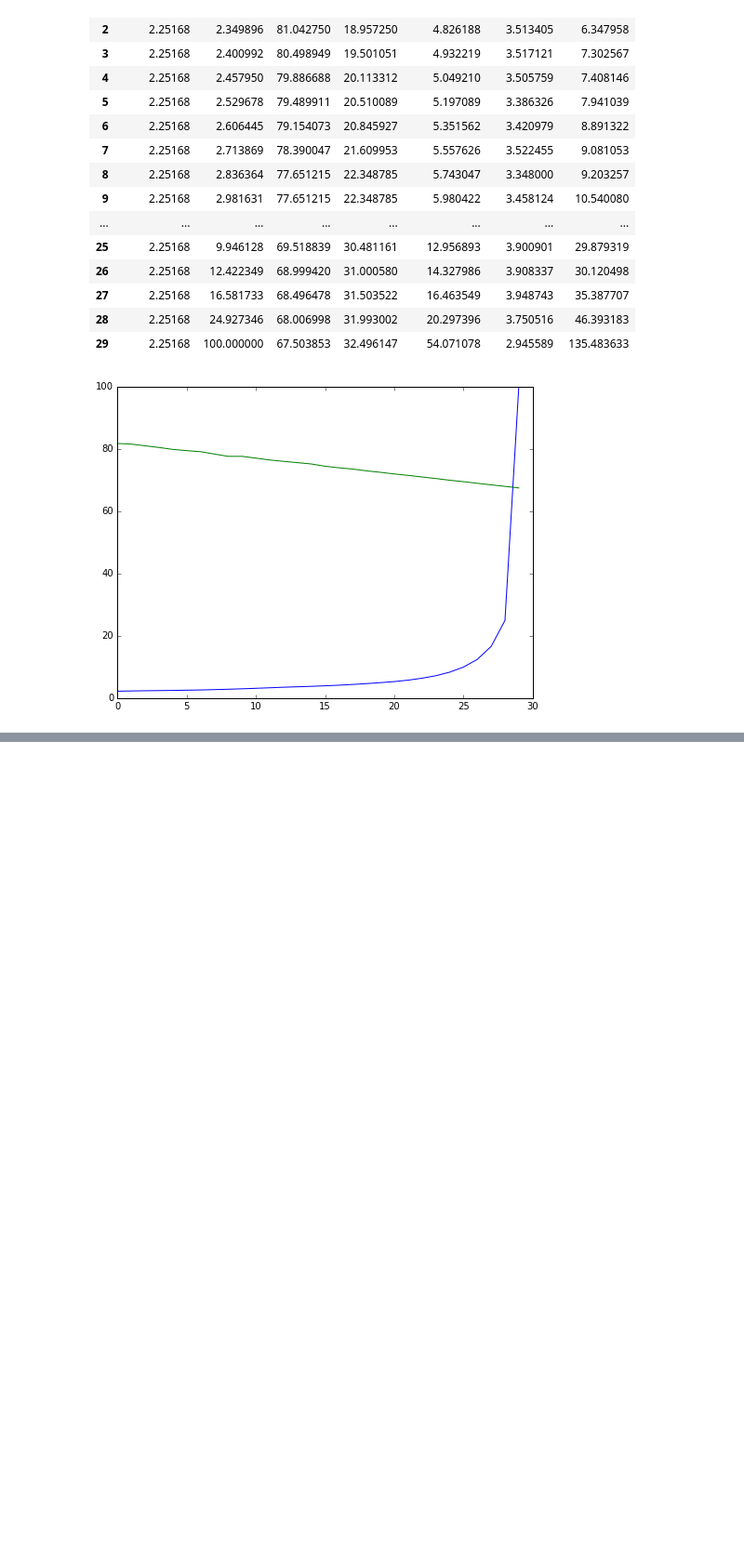
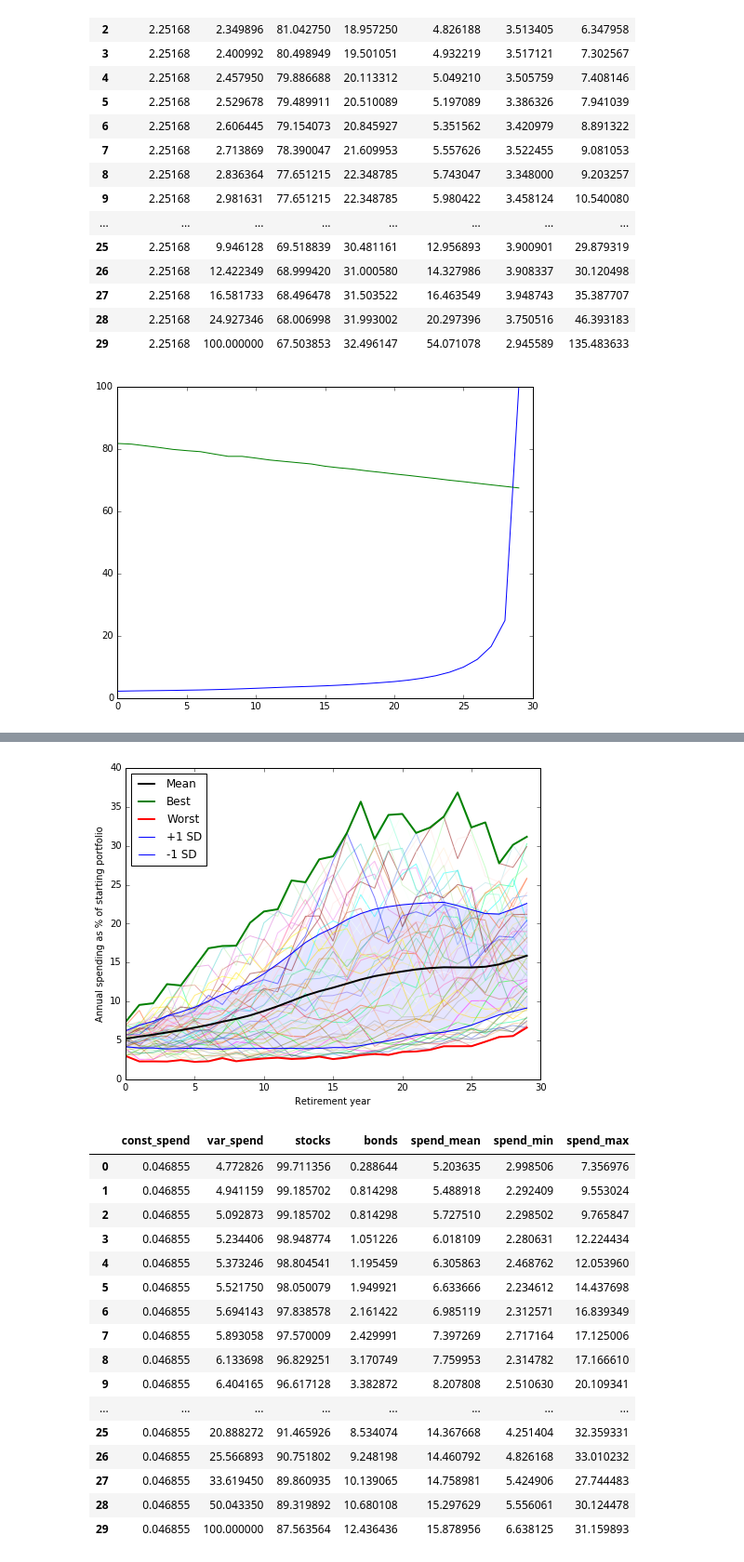
Before and after one commit to druce/safewithdrawal_tensorflow, a Jupyter notebook: Safe Retirement Spending Using Certainty Equivalent Cash Flow and TensorFlow.ipynb, the cells around one changed output, grey strips where cells are left out. Shown at 93% size. Drawn from its saved outputs; the diff is of its cells as text; code cells hidden in the pictures; blank space fills up the shorter version.

```diff
--- a/Safe Retirement Spending Using Certainty Equivalent Cash Flow and TensorFlow.ipynb
+++ b/Safe Retirement Spending Using Certainty Equivalent Cash Flow and TensorFlow.ipynb
@@ -1009,0 +1240,55 @@ plt.show()
+# %%
+# gamma = 2
+const_spend = 0.046854624598
+var_spend_pcts = pd.Series([0.047728264432767613, 0.049411586294458174, 0.050928730122509078, 0.052344059676851309, 0.053732462146116412, 0.055217497823138666, 0.056941428407520825, 0.058930575848900338, 0.061336975451643787, 0.064041651590614299, 0.06682753017916232, 0.070015470233890598, 0.073482705866412062, 0.076908841885018162, 0.080315624573920857, 0.084248536285915637, 0.089148601519763754, 0.095047696579182661, 0.10188621415545694, 0.10924998386213798, 0.11753781748010764, 0.12760941026239583, 0.14057616911360005, 0.15671714345938417, 0.17824144932079172, 0.20888271848116302, 0.25566892685213716, 0.33619449575112598, 0.50043350250247753, 1.0000000001165821])
+stock_allocations = pd.Series([0.99711355898839182, 0.99185701715221553, 0.99185701715220687, 0.98948774204807233, 0.98804540916535932, 0.98050079038519222, 0.97838578028389156, 0.97570008842349965, 0.96829250940421685, 0.96617128141912056, 0.96431002414689537, 0.96114519866116632, 0.96040289451991445, 0.95545525944604093, 0.94576492604012397, 0.94367216489810268, 0.93893019681658063, 0.93669535102064716, 0.9364792192199255, 0.92797207023216266, 0.92732340472916697, 0.92640611763229774, 0.92378045399910658, 0.92361726501803854, 0.92237182045552468, 0.91465926097427197, 0.90751802261070524, 0.89860934516344027, 0.89319891609596413, 0.8756356436940772])
+
+model = SafeWithdrawalModel(returns_list = [real_stocks, real_bonds],
+                            names_list = ["stocks","bonds"],
+                            allocations_list = [stock_allocations, bond_allocations],
+                            start_val = 100.0,
+                            const_spend = const_spend,
+                            var_spend_pcts = var_spend_pcts,
+                            gamma = 8.0,
+                            survival=None
+)
+
+# generate cohorts
+model.cohort_history = CohortHistory(model)
+
+df_summary = model.cohort_history.summarize_by_year()
+df_years = model.cohort_history.spend_by_year()
+
+from pylab import rcParams
+rcParams['figure.figsize'] = 8, 6
+
+from matplotlib import colors
+mycolors =  list(colors.cnames)
+random.shuffle(mycolors)
+
+for ix in range(model.first_year, model.first_year + model.ret_cohorts):
+    plt.plot(df_years[str(ix)], linewidth=1, color=mycolors[ix-model.first_year], alpha=0.5, label='_nolegend_')
+
+
+plt.plot(df_summary.spend_mean, color='k', linewidth=2, label='Mean')
+plt.plot(df_summary.spend_max, color='g', linewidth=2, label='Best')
+plt.plot(df_summary.spend_min, color='r', linewidth=2, label='Worst')
+plt.plot(df_summary.spend_mean + df_summary.spend_sd, color='b', linewidth=1, label='+1 SD')
+plt.plot(df_summary.spend_mean - df_summary.spend_sd, color='b', linewidth=1, label='-1 SD')
+plt.fill_between(df_summary.index, df_summary.spend_mean + df_summary.spend_sd,
+                 df_summary.spend_mean - df_summary.spend_sd, color='blue', alpha='0.1')
+
+plt.ylabel("Annual spending as % of starting portfolio")
+plt.xlabel("Retirement year")
+plt.legend(loc="upper left", bbox_to_anchor=[0, 1])
+plt.axis([ 0, 30, 0, 60,])
+
+plt.show()
+
+df_summary['const_spend'] = const_spend
+df_summary['var_spend'] = var_spend_pcts * 100
+df_summary['stocks'] = stock_allocations * 100
+df_summary['bonds'] = 100 - df_summary['stocks']
+cols = ['const_spend', 'var_spend', 'stocks', 'bonds', 'spend_mean', 'spend_min', 'spend_max']
+df_summary[cols]
+# %% [output]
@@ -1009,0 +1312,18 @@ plt.show()
+[figure, added]
+|  | const_spend | var_spend | stocks | bonds | spend_mean | spend_min | spend_max |
+| 0 | 0.046855 | 4.772826 | 99.711356 | 0.288644 | 5.203635 | 2.998506 | 7.356976 |
+| 1 | 0.046855 | 4.941159 | 99.185702 | 0.814298 | 5.488918 | 2.292409 | 9.553024 |
+| 2 | 0.046855 | 5.092873 | 99.185702 | 0.814298 | 5.727510 | 2.298502 | 9.765847 |
+| 3 | 0.046855 | 5.234406 | 98.948774 | 1.051226 | 6.018109 | 2.280631 | 12.224434 |
+| 4 | 0.046855 | 5.373246 | 98.804541 | 1.195459 | 6.305863 | 2.468762 | 12.053960 |
+| 5 | 0.046855 | 5.521750 | 98.050079 | 1.949921 | 6.633666 | 2.234612 | 14.437698 |
+| 6 | 0.046855 | 5.694143 | 97.838578 | 2.161422 | 6.985119 | 2.312571 | 16.839349 |
+| 7 | 0.046855 | 5.893058 | 97.570009 | 2.429991 | 7.397269 | 2.717164 | 17.125006 |
+| 8 | 0.046855 | 6.133698 | 96.829251 | 3.170749 | 7.759953 | 2.314782 | 17.166610 |
+| 9 | 0.046855 | 6.404165 | 96.617128 | 3.382872 | 8.207808 | 2.510630 | 20.109341 |
+| ... | ... | ... | ... | ... | ... | ... | ... |
+| 25 | 0.046855 | 20.888272 | 91.465926 | 8.534074 | 14.367668 | 4.251404 | 32.359331 |
+| 26 | 0.046855 | 25.566893 | 90.751802 | 9.248198 | 14.460792 | 4.826168 | 33.010232 |
+| 27 | 0.046855 | 33.619450 | 89.860935 | 10.139065 | 14.758981 | 5.424906 | 27.744483 |
+| 28 | 0.046855 | 50.043350 | 89.319892 | 10.680108 | 15.297629 | 5.556061 | 30.124478 |
+| 29 | 0.046855 | 100.000000 | 87.563564 | 12.436436 | 15.878956 | 6.638125 | 31.159893 |
```
Also changed, not shown: parts of 7 cells of this notebook, 5 other files.
